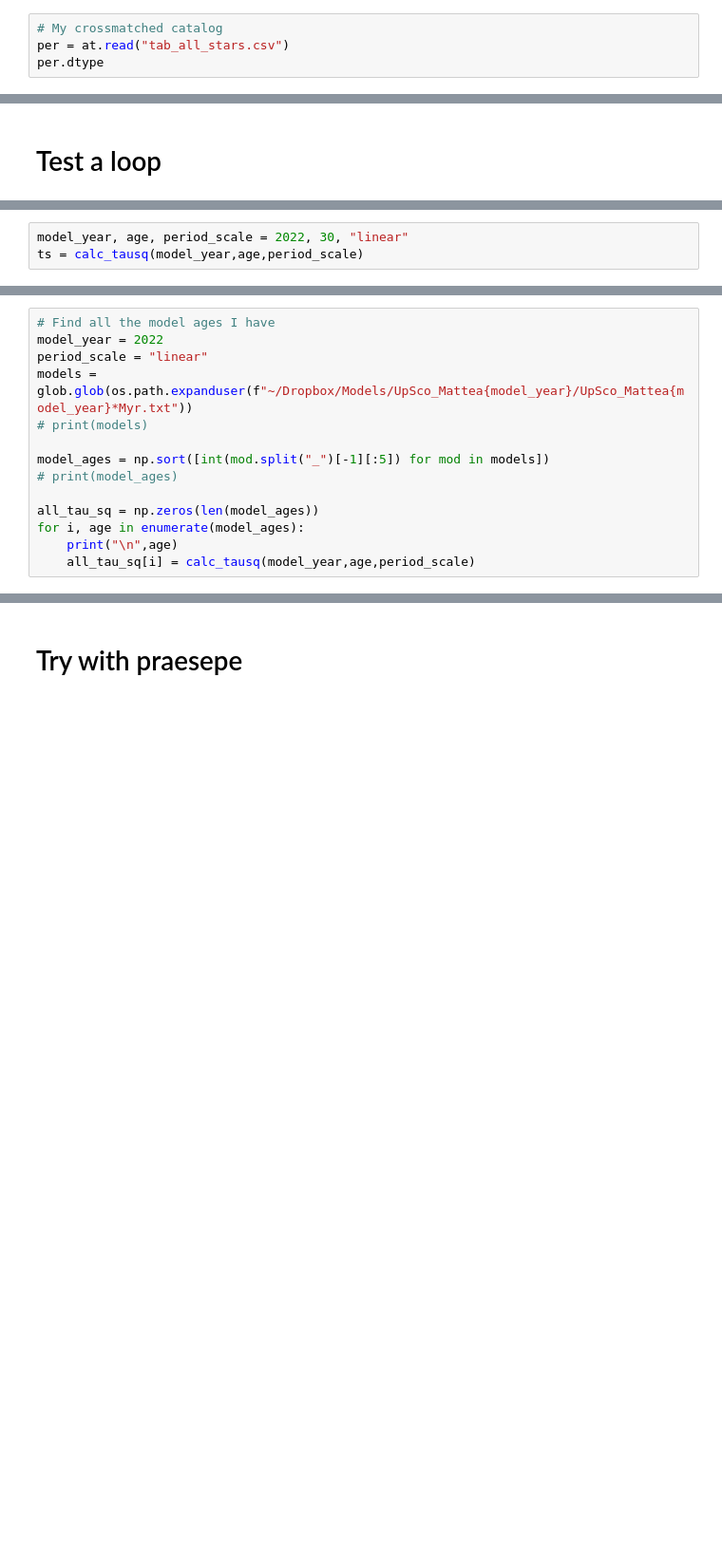
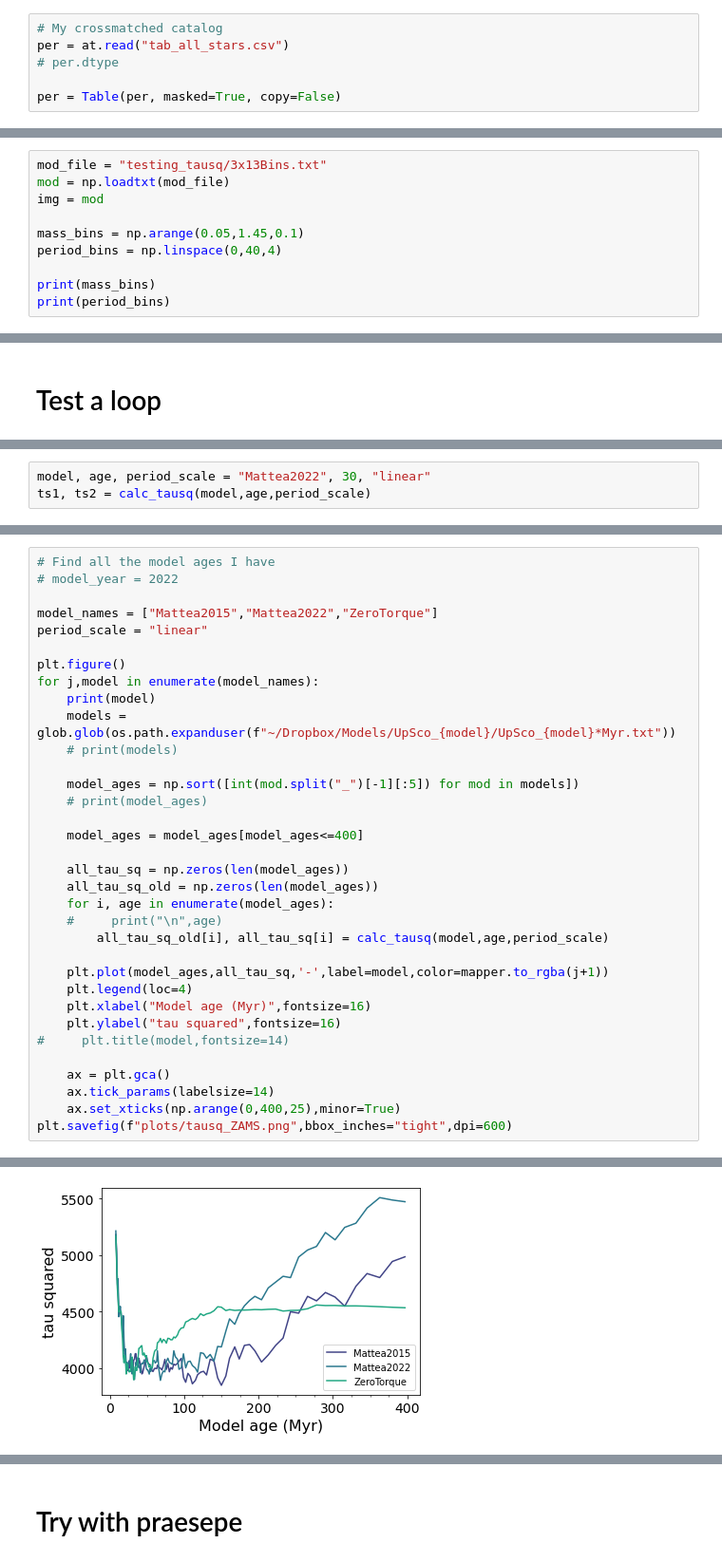
Before and after one commit to stephtdouglas/TESS_young, a Jupyter notebook: test_tau_sq.ipynb, the cells around one changed output, grey strips where cells are left out. Shown at 95% size. Saved outputs shown, nothing was run; the diff lists cells and outputs as text; blank space fills up the shorter version.

```diff
--- a/test_tau_sq.ipynb
+++ b/test_tau_sq.ipynb
@@ -22,4 +29,6 @@ dates = ["2021-06-22","2021-06-18","2021-06-21","2021-06-21","2021-07-02"]
 # %%
 # My crossmatched catalog
 per = at.read("tab_all_stars.csv")
-per.dtype
+# per.dtype
+
+per = Table(per, masked=True, copy=False)
@@ -271,0 +305,10 @@ Sum 0.2857142857142857
+# %%
+mod_file = "testing_tausq/3x13Bins.txt"
+mod = np.loadtxt(mod_file)
+img = mod
+
+mass_bins = np.arange(0.05,1.45,0.1)
+period_bins = np.linspace(0,40,4)
+
+print(mass_bins)
+print(period_bins)
@@ -327,3 +456,3 @@ def calc_tausq(model_year,model_age,period_scale):
 # %%
-model_year, age, period_scale = 2022, 30, "linear"
-ts = calc_tausq(model_year,age,period_scale)
+model, age, period_scale = "Mattea2022", 30, "linear"
+ts1, ts2 = calc_tausq(model,age,period_scale)
@@ -348,15 +459,35 @@ tau2: 0.6036688295812644
 # %%
 # Find all the model ages I have
-model_year = 2022
+# model_year = 2022
+
+model_names = ["Mattea2015","Mattea2022","ZeroTorque"]
 period_scale = "linear"
-models = glob.glob(os.path.expanduser(f"~/Dropbox/Models/UpSco_Mattea{model_year}/UpSco_Mattea{model_year}*Myr.txt"))
-# print(models)
 
-model_ages = np.sort([int(mod.split("_")[-1][:5]) for mod in models])
-# print(model_ages)
+plt.figure()
+for j,model in enumerate(model_names):
+    print(model)
+    models = glob.glob(os.path.expanduser(f"~/Dropbox/Models/UpSco_{model}/UpSco_{model}*Myr.txt"))
+    # print(models)
 
-all_tau_sq = np.zeros(len(model_ages))
-for i, age in enumerate(model_ages):
-    print("\n",age)
-    all_tau_sq[i] = calc_tausq(model_year,age,period_scale)
+    model_ages = np.sort([int(mod.split("_")[-1][:5]) for mod in models])
+    # print(model_ages)
+
+    model_ages = model_ages[model_ages<=400]
+
+    all_tau_sq = np.zeros(len(model_ages))
+    all_tau_sq_old = np.zeros(len(model_ages))
+    for i, age in enumerate(model_ages):
+    #     print("\n",age)
+        all_tau_sq_old[i], all_tau_sq[i] = calc_tausq(model,age,period_scale)
+
+    plt.plot(model_ages,all_tau_sq,'-',label=model,color=mapper.to_rgba(j+1))
+    plt.legend(loc=4)
+    plt.xlabel("Model age (Myr)",fontsize=16)
+    plt.ylabel("tau squared",fontsize=16)
+#     plt.title(model,fontsize=14)
+
+    ax = plt.gca()
+    ax.tick_params(labelsize=14)
+    ax.set_xticks(np.arange(0,400,25),minor=True)
+plt.savefig(f"plots/tausq_ZAMS.png",bbox_inches="tight",dpi=600)
 # %% [output]
@@ -379,0 +497 @@ N 1 rho: 0.0 rho prime: 0.00576923076923
+[figure, added]
```
Also changed, not shown: parts of 22 cells of this notebook, 5 other files.
